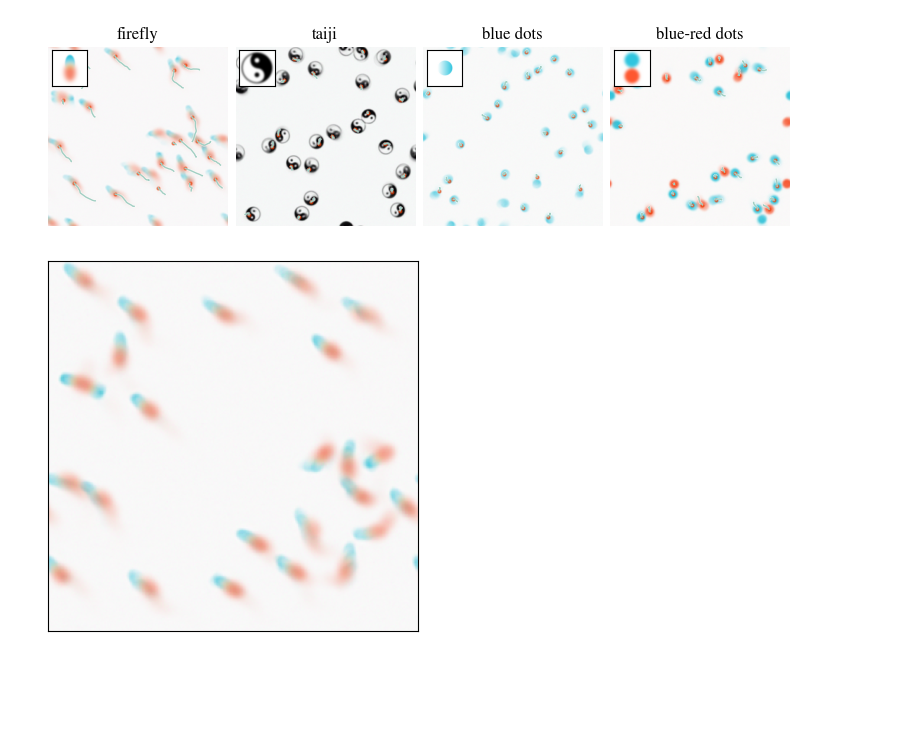
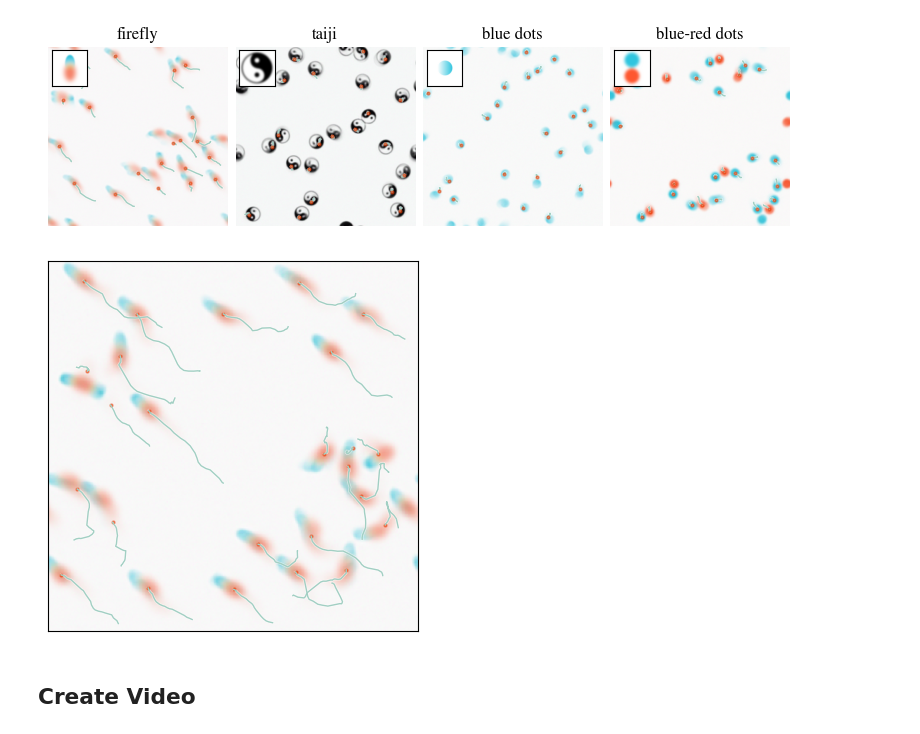
Before and after one commit to Zhangyanbo/pattern_to_dynamics, a Jupyter notebook: 2D_continous/training_free_alifes.ipynb, the cells around one changed output. Drawn from its saved outputs; the diff is of its cells as text; code cells hidden in the pictures; blank space fills up the shorter version.

```diff
--- a/2D_continous/training_free_alifes.ipynb
+++ b/2D_continous/training_free_alifes.ipynb
@@ -47,27 +42,5 @@ Simulating sym...
 Simulating taiji...
 Simulating dot...
 Simulating dots...
-# %%
-r = 0
-num_channel = 3
-
-name = 'dots'
-
-torch.manual_seed(0)
-
-# initialize the kernel and model
-p = torch.randn(num_channel, num_channel, 2*r+1, 2*r+1)
-k = p - p.transpose(0, 1).flip(-1, -2)
-k = k / k.norm()
-f, score, dataset, scheduler = training_free_flow(name=name, task='alifes', num_channel=3, k=k, t=10)
-x0 = dataset[0].cuda().unsqueeze(0)
-
-# simulate the dynamics
-torch.manual_seed(0)
-x0 = torch.rand(1, 3, 256, 256).cuda() * 2 - 1
-T = 2000
-trace, trace_pred = sde_solve(f, score, scheduler, x0, T, dt=0.05, eta=0.1, v_factor=1)
-sim_results = dataset.denormalize(trace_pred)
-results[name] = sim_results
 # %%
 torch.save(results, './alifes/data/sim_results.pt')
@@ -127,7 +104,7 @@ def plot_ema_frame(sim_results, eta=0.99, frame_idx=0, traj=None,
         for t in traj:
             if t['t_end'] - t['t_start'] > 200:
                 corr = np.array(t['corr'])
-                ax.plot(corr[-1, 0], corr[-1, 1], 'o', color=color_end, alpha=0.5, zorder=3, markersize=2)
+                ax.plot(corr[-1, 0], corr[-1, 1], 'o', color=color_end, alpha=0.5, zorder=5, markersize=2)
 
     # --- Insert image ---
     if insert_img is not None:
@@ -154,3 +131,12 @@ def plot_ema_frame(sim_results, eta=0.99, frame_idx=0, traj=None,
         iax.set_zorder(ax.get_zorder() + 5)
 
     return ax
+
+
+def ema_movie(sim_result, eta=0.99):
+    x = sim_result[0]
+    traj = []
+    for frame in sim_result:
+        x = x * eta + frame * (1 - eta)
+        traj.append(x)
+    return torch.stack(traj, dim=0)
@@ -210,17 +190,22 @@ plt.show()
 # %% [output]
 [figure]
 # %%
+frame = ema_movie(results['sym'][100:1000], eta=0.99)
+traj_list = tracker.track(frame)
 plot_ema_frame(
         results['sym'],
-        eta=params['eta'],
-        frame_idx=params['frame_idx'],
+        eta=0.99,
+        traj=traj_list,
+        frame_idx=1000,
     )
 plt.axis('on')
 plt.xticks([]); plt.yticks([])
 plt.savefig('../cover/sym_recovered.pdf', bbox_inches='tight')
 plt.show()
 # %% [output]
-[figure, old version]
+[figure, new version]
+# %% [markdown]
+## Create Video
 # %%
 import os
 import cv2
```
Also changed, not shown: parts of 9 cells of this notebook, 8 other files.
